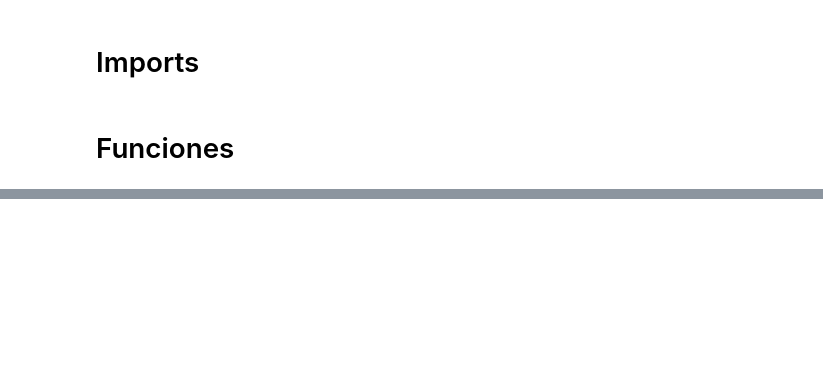
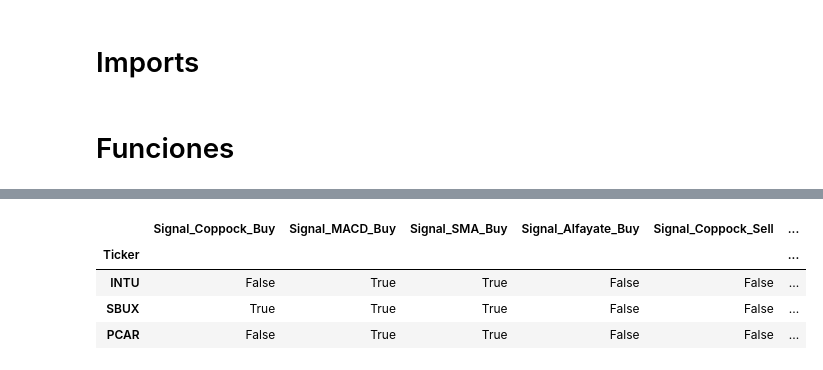
Before and after one commit to jpozo6/Trading, a Jupyter notebook: compra_alfayate.ipynb, the cells around one changed output, grey strips where cells are left out. Saved outputs shown, nothing was run; the diff lists cells and outputs as text; code cells hidden in the pictures; blank space fills up the shorter version.

```diff
--- a/compra_alfayate.ipynb
+++ b/compra_alfayate.ipynb
@@ -325,0 +332,8 @@ filtered_results.head(13)
+# %%
+filtered_results.head(13)
+# %% [output]
+|  | Signal_Coppock_Buy | Signal_MACD_Buy | Signal_SMA_Buy | Signal_Alfayate_Buy | Signal_Coppock_Sell | ... |
+| Ticker |  |  |  |  |  | ... |
+| INTU | False | True | True | False | False | ... |
+| SBUX | True | True | True | False | False | ... |
+| PCAR | False | True | True | False | False | ... |
```
Also changed, not shown: parts of 6 cells of this notebook, 2 other files.
